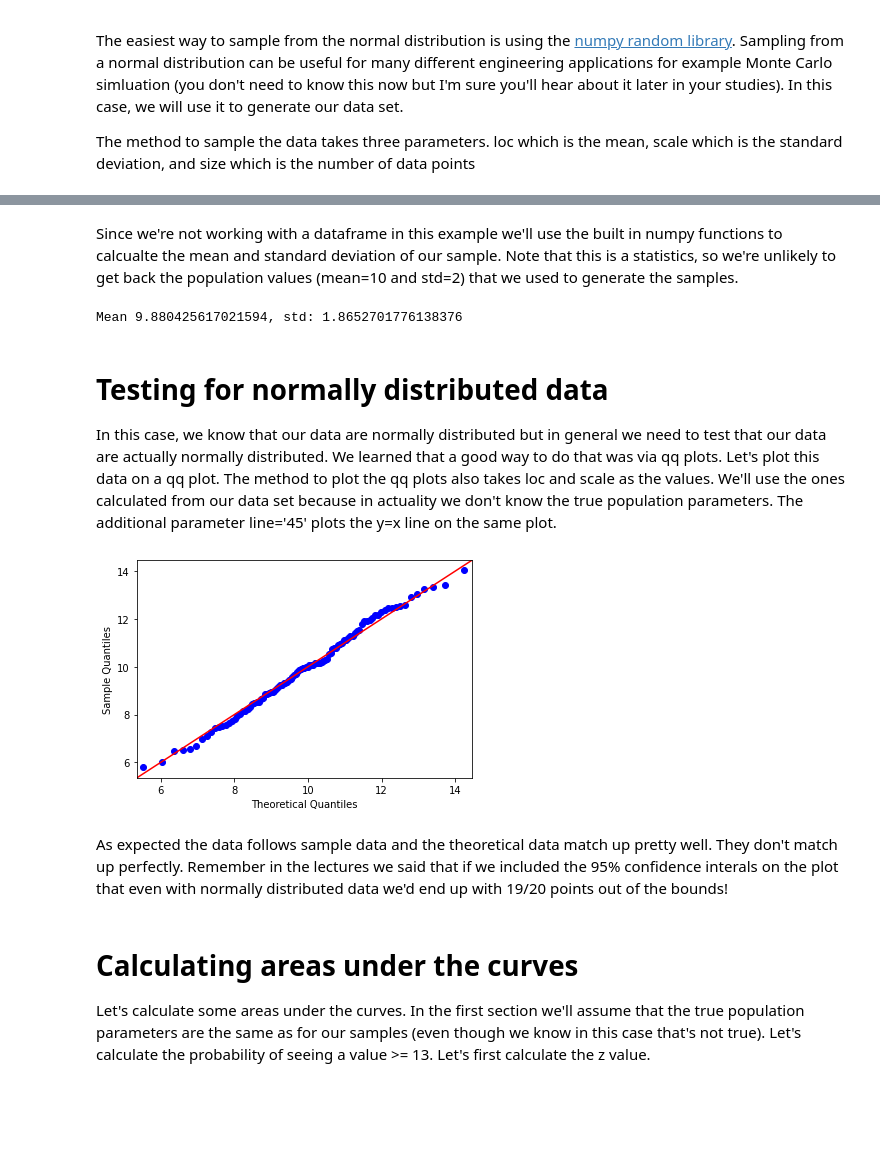
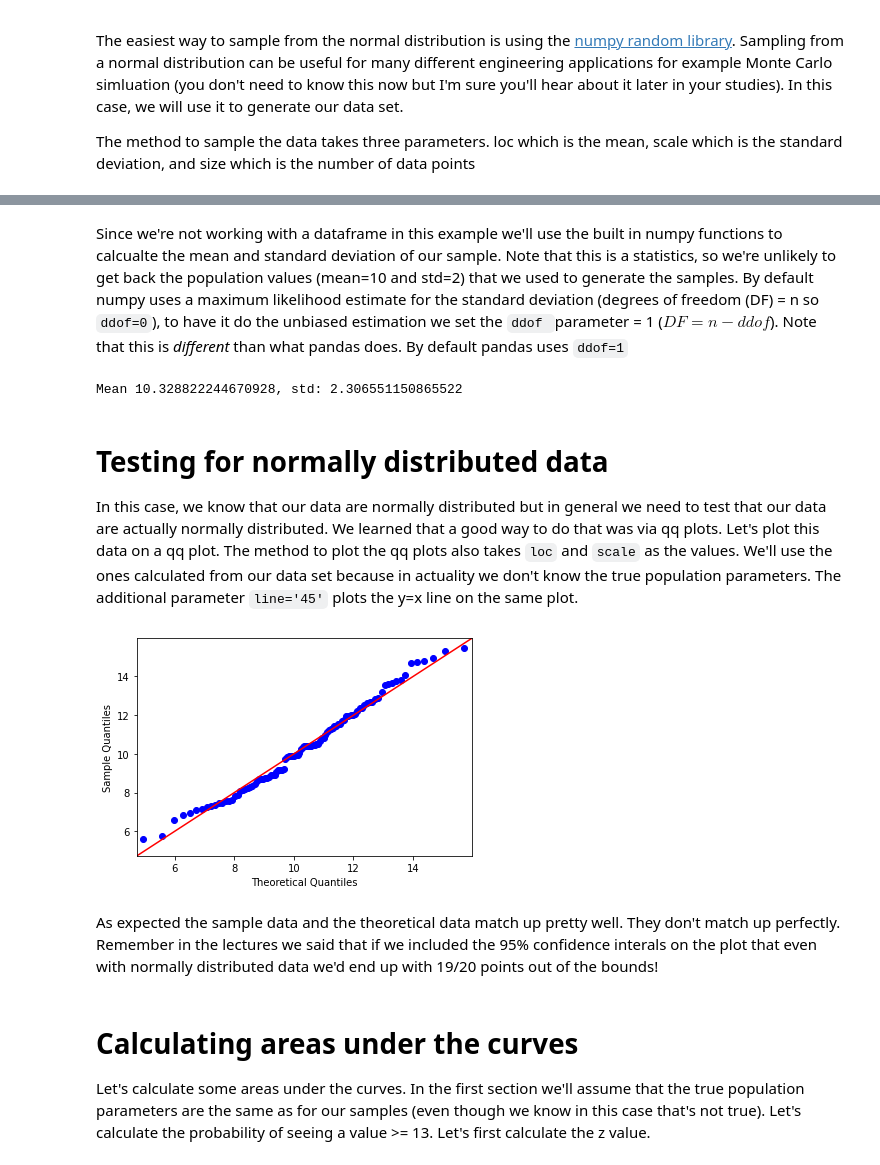
Before and after one commit to DalleAveLab/MATLS3J03-2021, a Jupyter notebook: Univariate Statistics/Univariate Stats - qqplots, normal, t-distributions.ipynb, the cells around one changed output, grey strips where cells are left out. Cells and saved outputs as stored; diff of their text form; code cells hidden in the pictures; blank space fills up the shorter version.

```diff
--- a/Univariate Statistics/Univariate Stats - qqplots, normal, t-distributions.ipynb
+++ b/Univariate Statistics/Univariate Stats - qqplots, normal, t-distributions.ipynb
@@ -16,24 +16,25 @@ The first 10 samples: [ 7.46658215 13.41195334  7.55991326  6.5508708  10.316074
 # %% [markdown]
-Since we're not working with a dataframe in this example we'll use the built in numpy functions to calcualte the mean and standard deviation of our sample. Note that this is a statistics, so we're unlikely to get back the population values (mean=10 and std=2) that we used to generate the samples.
+Since we're not working with a dataframe in this example we'll use the built in numpy functions to calcualte the mean and standard deviation of our sample. Note that this is a statistics, so we're unlikely to get back the population values (mean=10 and std=2) that we used to generate the samples. By default numpy uses a maximum likelihood estimate for the standard deviation (degrees of freedom (DF) = n so `ddof=0`), to have it do the unbiased estimation we set the `ddof `parameter = 1 ($DF = n - ddof$). Note that this is _different_ than what pandas does. By default pandas uses `ddof=1`
 # %%
 mean = np.mean(samples)
-std = np.std(samples)
+std = np.std(samples, ddof=1)
 print("Mean " + str(mean) + ", std: " + str(std))
 # %% [output]
-Mean 9.880425617021594, std: 1.8652701776138376
+Mean 10.328822244670928, std: 2.306551150865522
 # %% [markdown]
 # Testing for normally distributed data
 
-In this case, we know that our data are normally distributed but in general we need to test that our data are actually normally distributed. We learned that a good way to do that was via qq plots. Let's plot this data on a qq plot. The method to plot the qq plots also takes loc and scale as the values. We'll use the ones calculated from our data set because in actuality we don't know the true population parameters. The additional parameter line='45' plots the y=x line on the same plot.
+In this case, we know that our data are normally distributed but in general we need to test that our data are actually normally distributed. We learned that a good way to do that was via qq plots. Let's plot this data on a qq plot. The method to plot the qq plots also takes `loc` and `scale` as the values. We'll use the ones calculated from our data set because in actuality we don't know the true population parameters. The additional parameter `line='45'` plots the y=x line on the same plot.
 # %%
 import statsmodels.graphics.gofplots as sm
 import matplotlib.pyplot as plt
+samples.sort()
 sm.qqplot(samples,line='45',loc=mean,scale=std)
 plt.show()
 # %% [output]
-[figure, old version]
+[figure, new version]
 # %% [markdown]
-As expected the data follows sample data and the theoretical data match up pretty well. They don't match up perfectly. Remember in the lectures we said that if we included the 95% confidence interals on the plot that even with normally distributed data we'd end up with 19/20 points out of the bounds!
+As expected the sample data and the theoretical data match up pretty well. They don't match up perfectly. Remember in the lectures we said that if we included the 95% confidence interals on the plot that even with normally distributed data we'd end up with 19/20 points out of the bounds!
 # %% [markdown]
 # Calculating areas under the curves
 
```
Also changed, not shown: parts of 10 cells of this notebook, 2 other files.
